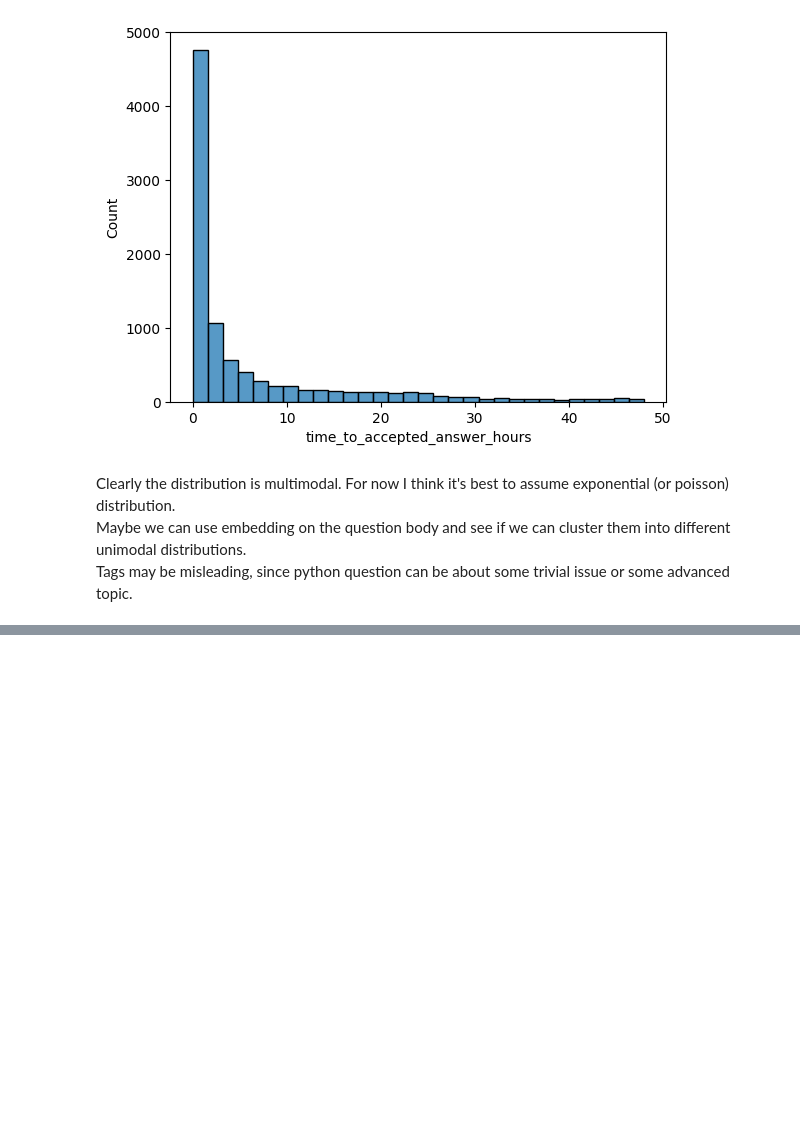
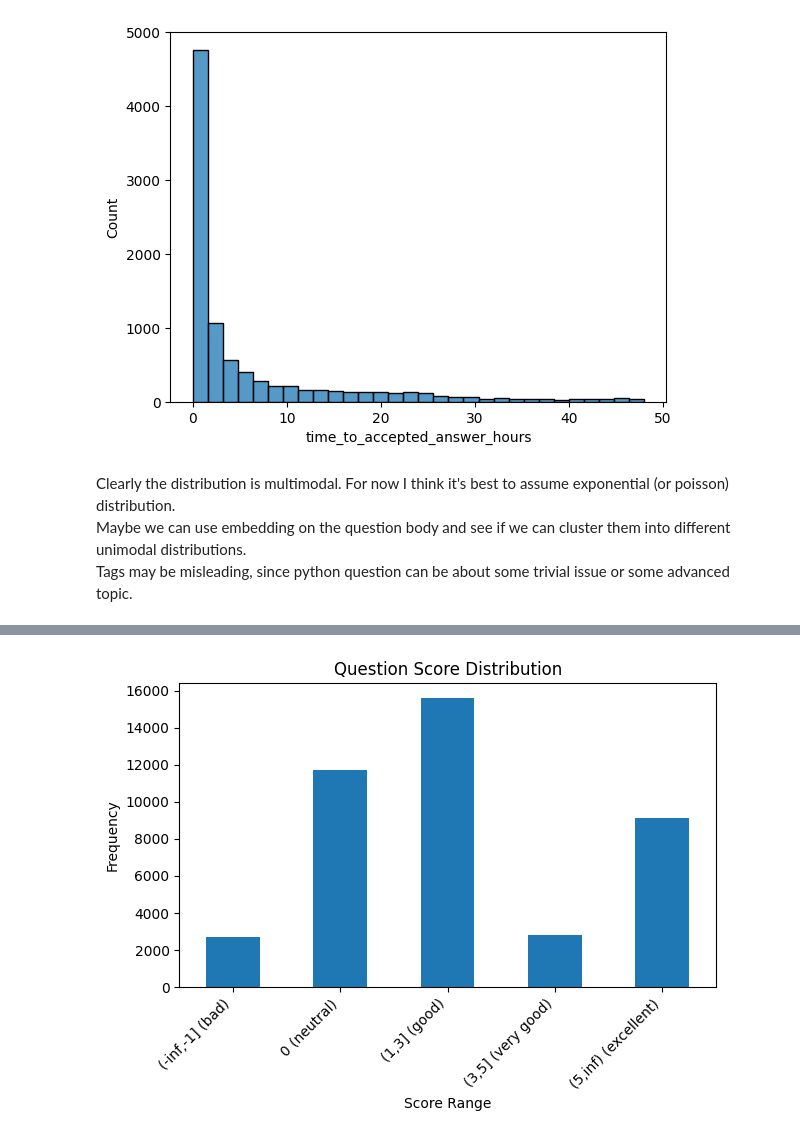
Before and after one commit to Hevagog/adm-stack-inference, a Jupyter notebook: notebooks/basic-eda.ipynb, the cells around one changed output, grey strips where cells are left out. Drawn from its saved outputs; the diff is of its cells as text; code cells hidden in the pictures; blank space fills up the shorter version.

```diff
--- a/notebooks/basic-eda.ipynb
+++ b/notebooks/basic-eda.ipynb
@@ -196,0 +339,16 @@ We can use:
+# %%
+eps = 1e-3
+bins = [-np.inf, 0-eps , 0, 3,5,np.inf]
+lbs = ['(-inf,-1] (bad)', '0 (neutral)' ,'(1,3] (good)','(3,5] (very good)','(5,inf) (excellent)']
+bin_labels = pd.cut(data.loc[tgs.index].question_score,bins,labels=lbs)
+bin_labels.value_counts().sort_index().plot(
+    kind='bar',
+    title='Question Score Distribution',
+    xlabel='Score Range',
+    ylabel='Frequency'
+)
+plt.xticks(rotation=45, ha='right')
+plt.tight_layout()
+plt.show()
+# %% [output]
+[figure, added]
```
Also changed, not shown: parts of 22 cells of this notebook, 3 other files.
